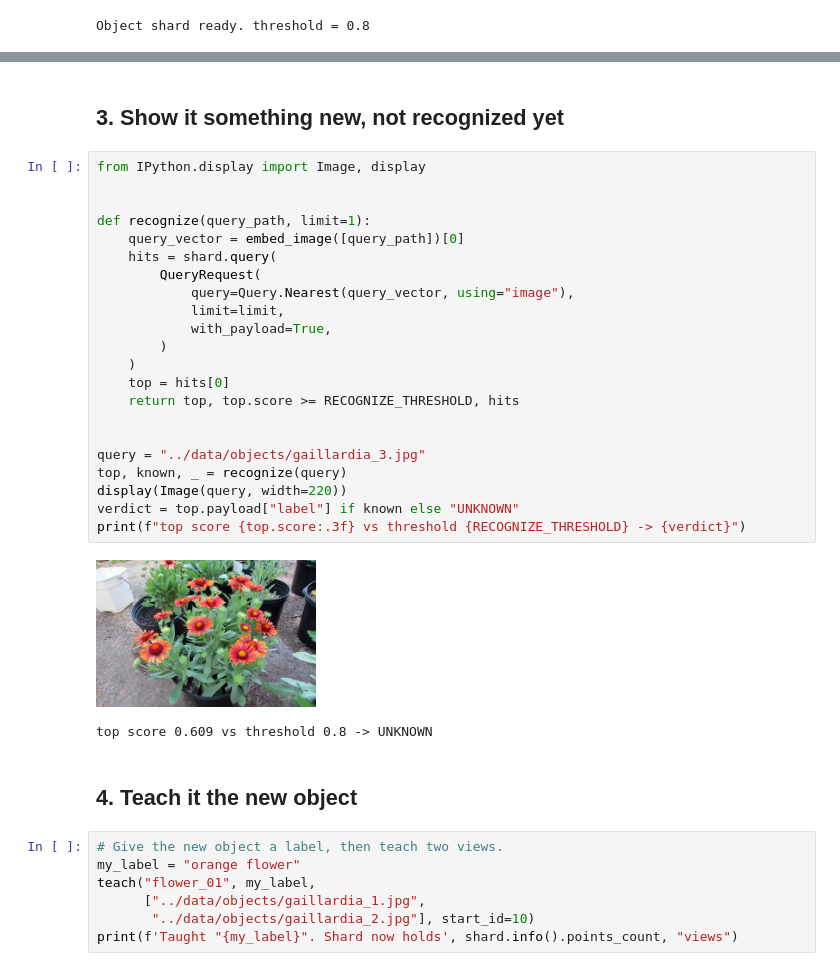
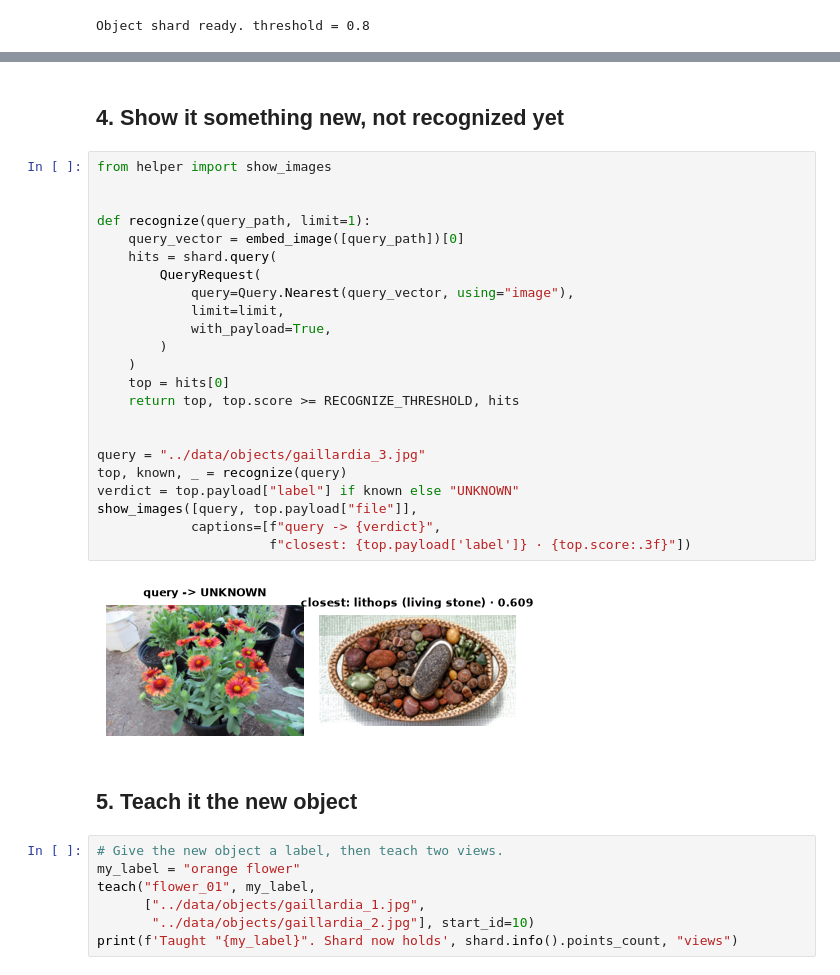
Before and after one commit to Dylancouzon/on-device-memory-course, a Jupyter notebook: L6/L6.ipynb, the cells around one changed output, grey strips where cells are left out. Cells and saved outputs as stored; diff of their text form.

Commit message:
improve show_image helper, remove Webcam dependency, add more objects for multi-representation, improve L5, rework L6

```diff
--- a/L6/L6.ipynb
+++ b/L6/L6.ipynb
@@ -52,34 +63,34 @@ print("Known objects:", shard.info().points_count, "views")
 # %% [output]
 Known objects: 2 views
 # %% [markdown]
-## 3. Show it something new, not recognized yet
+## 4. Show it something new, not recognized yet
 # %%
-from IPython.display import Image, display
+from helper import show_images
 
 
 def recognize(query_path, limit=1):
     query_vector = embed_image([query_path])[0]
     hits = shard.query(
         QueryRequest(
             query=Query.Nearest(query_vector, using="image"),
             limit=limit,
             with_payload=True,
         )
     )
     top = hits[0]
     return top, top.score >= RECOGNIZE_THRESHOLD, hits
 
 
 query = "../data/objects/gaillardia_3.jpg"
 top, known, _ = recognize(query)
-display(Image(query, width=220))
 verdict = top.payload["label"] if known else "UNKNOWN"
-print(f"top score {top.score:.3f} vs threshold {RECOGNIZE_THRESHOLD} -> {verdict}")
+show_images([query, top.payload["file"]],
+            captions=[f"query -> {verdict}",
+                      f"closest: {top.payload['label']} · {top.score:.3f}"])
 # %% [output]
-[figure, old version]
+[figure, new version]
-top score 0.609 vs threshold 0.8 -> UNKNOWN
 # %% [markdown]
-## 4. Teach it the new object
+## 5. Teach it the new object
 # %%
 # Give the new object a label, then teach two views.
 my_label = "orange flower"
```
Also changed, not shown: parts of 19 cells of this notebook, 31 other files.
